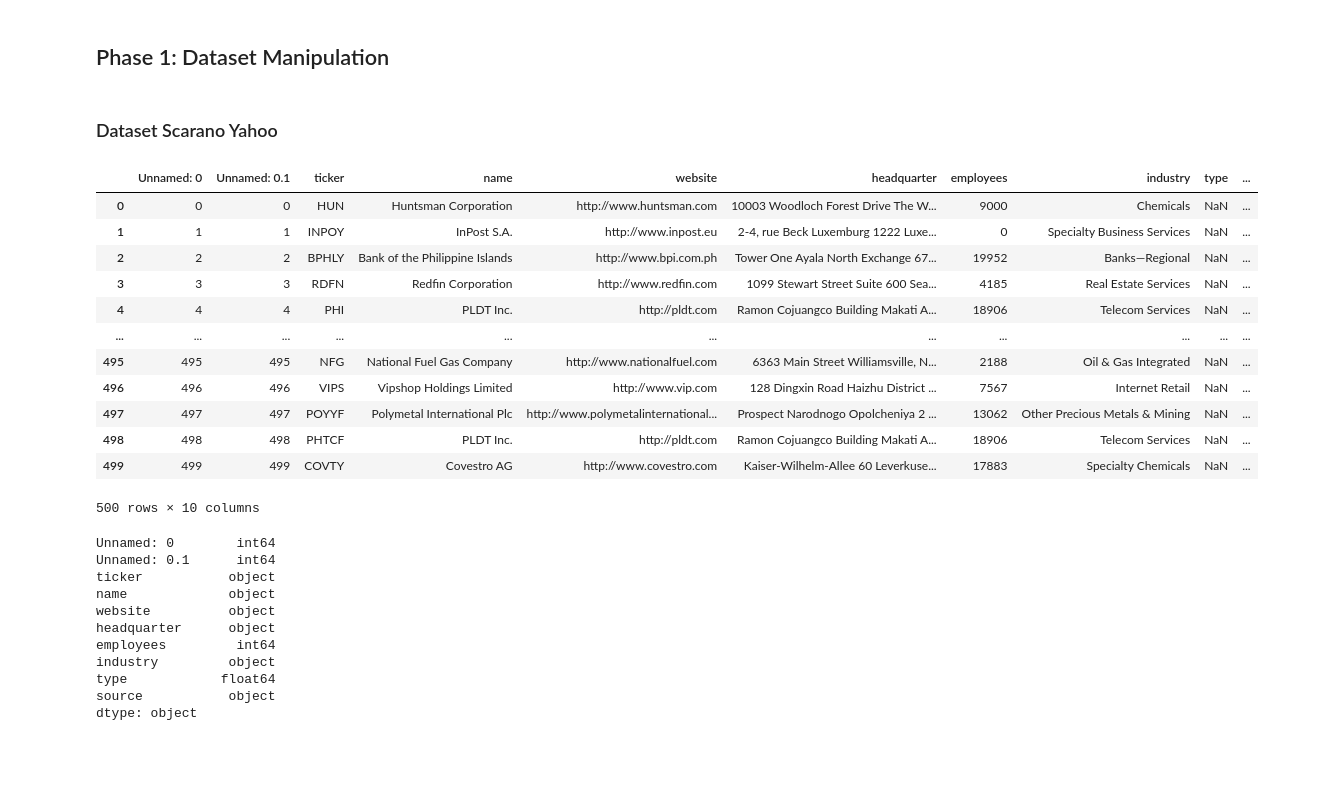
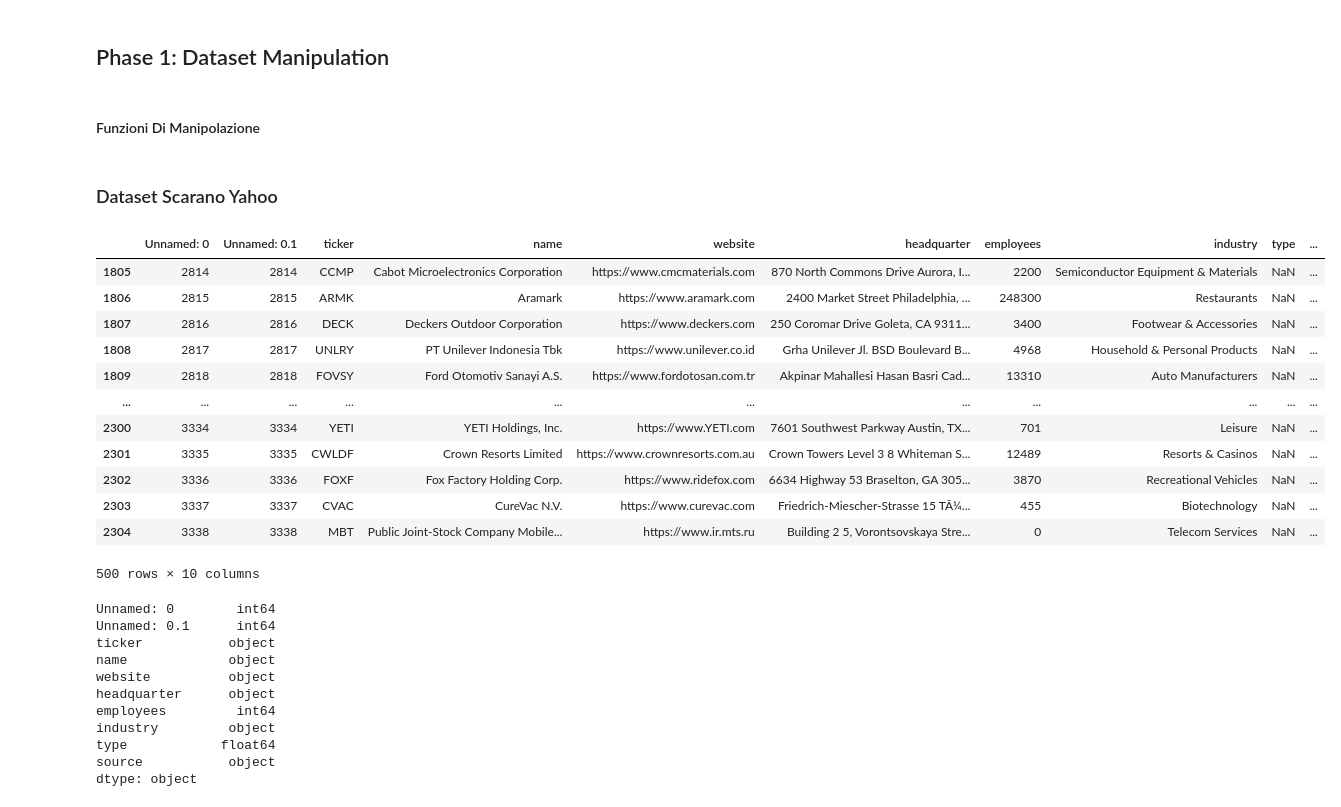
Before and after one commit to samuel-esp/IngDati-Progetto, a Jupyter notebook: SchemaAlignmentCompanies.ipynb, the cells around one changed output. Cells and saved outputs as stored; diff of their text form; code cells hidden in the pictures; blank space fills up the shorter version.

```diff
--- a/SchemaAlignmentCompanies.ipynb
+++ b/SchemaAlignmentCompanies.ipynb
@@ -28,0 +30,2 @@ import pandas as pd
+# %% [markdown]
+#### Funzioni Di Manipolazione
@@ -30,20 +53,20 @@ import pandas as pd
 ### Dataset Scarano Yahoo
 # %%
 scarano_yahoo = pd.read_csv("sources/aziende/Scarano-companies-finance.yahoo.com-1.csv")
-scarano_yahoo.head(500)
+scarano_yahoo.tail(500)
 # %% [output]
 |  | Unnamed: 0 | Unnamed: 0.1 | ticker | name | website | headquarter | employees | industry | type | ... |
-| 0 | 0 | 0 | HUN | Huntsman Corporation | http://www.huntsman.com | 10003 Woodloch Forest Drive The W... | 9000 | Chemicals | NaN | ... |
-| 1 | 1 | 1 | INPOY | InPost S.A. | http://www.inpost.eu | 2-4, rue Beck Luxemburg 1222 Luxe... | 0 | Specialty Business Services | NaN | ... |
-| 2 | 2 | 2 | BPHLY | Bank of the Philippine Islands | http://www.bpi.com.ph | Tower One Ayala North Exchange 67... | 19952 | Banks—Regional | NaN | ... |
-| 3 | 3 | 3 | RDFN | Redfin Corporation | http://www.redfin.com | 1099 Stewart Street Suite 600 Sea... | 4185 | Real Estate Services | NaN | ... |
-| 4 | 4 | 4 | PHI | PLDT Inc. | http://pldt.com | Ramon Cojuangco Building Makati A... | 18906 | Telecom Services | NaN | ... |
+| 1805 | 2814 | 2814 | CCMP | Cabot Microelectronics Corporation | https://www.cmcmaterials.com | 870 North Commons Drive Aurora, I... | 2200 | Semiconductor Equipment & Materials | NaN | ... |
+| 1806 | 2815 | 2815 | ARMK | Aramark | https://www.aramark.com | 2400 Market Street Philadelphia, ... | 248300 | Restaurants | NaN | ... |
+| 1807 | 2816 | 2816 | DECK | Deckers Outdoor Corporation | https://www.deckers.com | 250 Coromar Drive Goleta, CA 9311... | 3400 | Footwear & Accessories | NaN | ... |
+| 1808 | 2817 | 2817 | UNLRY | PT Unilever Indonesia Tbk | https://www.unilever.co.id | Grha Unilever Jl. BSD Boulevard B... | 4968 | Household & Personal Products | NaN | ... |
+| 1809 | 2818 | 2818 | FOVSY | Ford Otomotiv Sanayi A.S. | https://www.fordotosan.com.tr | Akpinar Mahallesi Hasan Basri Cad... | 13310 | Auto Manufacturers | NaN | ... |
 | ... | ... | ... | ... | ... | ... | ... | ... | ... | ... | ... |
-| 495 | 495 | 495 | NFG | National Fuel Gas Company | http://www.nationalfuel.com | 6363 Main Street Williamsville, N... | 2188 | Oil & Gas Integrated | NaN | ... |
-| 496 | 496 | 496 | VIPS | Vipshop Holdings Limited | http://www.vip.com | 128 Dingxin Road Haizhu District ... | 7567 | Internet Retail | NaN | ... |
-| 497 | 497 | 497 | POYYF | Polymetal International Plc | http://www.polymetalinternational... | Prospect Narodnogo Opolcheniya 2 ... | 13062 | Other Precious Metals & Mining | NaN | ... |
-| 498 | 498 | 498 | PHTCF | PLDT Inc. | http://pldt.com | Ramon Cojuangco Building Makati A... | 18906 | Telecom Services | NaN | ... |
-| 499 | 499 | 499 | COVTY | Covestro AG | http://www.covestro.com | Kaiser-Wilhelm-Allee 60 Leverkuse... | 17883 | Specialty Chemicals | NaN | ... |
+| 2300 | 3334 | 3334 | YETI | YETI Holdings, Inc. | https://www.YETI.com | 7601 Southwest Parkway Austin, TX... | 701 | Leisure | NaN | ... |
+| 2301 | 3335 | 3335 | CWLDF | Crown Resorts Limited | https://www.crownresorts.com.au | Crown Towers Level 3 8 Whiteman S... | 12489 | Resorts & Casinos | NaN | ... |
+| 2302 | 3336 | 3336 | FOXF | Fox Factory Holding Corp. | https://www.ridefox.com | 6634 Highway 53 Braselton, GA 305... | 3870 | Recreational Vehicles | NaN | ... |
+| 2303 | 3337 | 3337 | CVAC | CureVac N.V. | https://www.curevac.com | Friedrich-Miescher-Strasse 15 TÃ¼... | 455 | Biotechnology | NaN | ... |
+| 2304 | 3338 | 3338 | MBT | Public Joint-Stock Company Mobile... | https://www.ir.mts.ru | Building 2 5, Vorontsovskaya Stre... | 0 | Telecom Services | NaN | ... |
 500 rows × 10 columns
 # %%
 scarano_yahoo.dtypes
```
Also changed, not shown: parts of 21 cells of this notebook.
